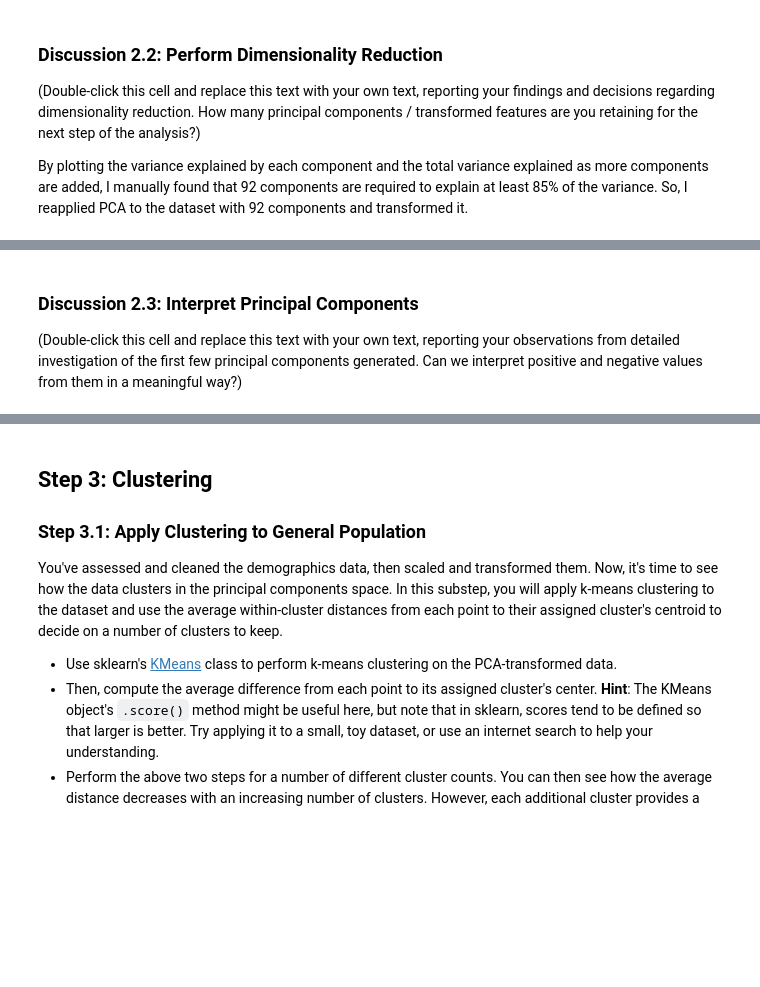
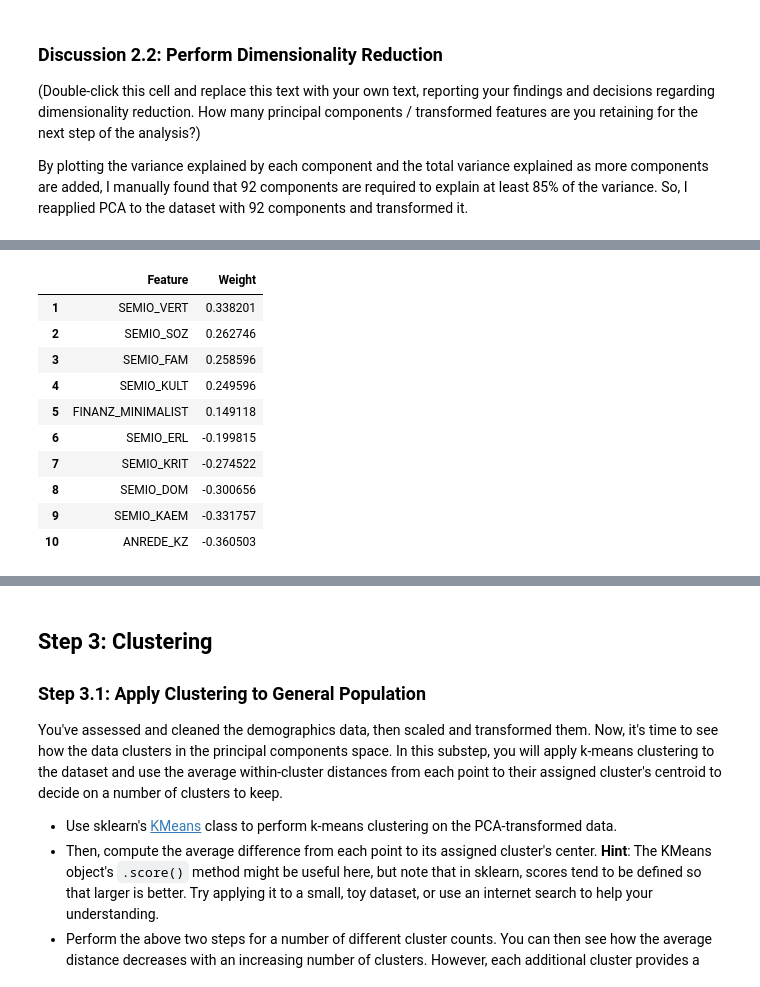
Before and after one commit to alexgeorgousis/customer-segments, a Jupyter notebook: Identify_Customer_Segments.ipynb, the cells around one changed output, grey strips where cells are left out. Drawn from its saved outputs; the diff is of its cells as text; code cells hidden in the pictures; blank space fills up the shorter version.

```diff
--- a/Identify_Customer_Segments.ipynb
+++ b/Identify_Customer_Segments.ipynb
@@ -703,7 +755,16 @@ As a reminder, each principal component is a unit vector that points in the dire
 # %%
-# Map weights for the third principal component to corresponding feature names
-# and then print the linked values, sorted by weight.
+# Map weights for the third principal component to corresponding feature names and then print the linked values, sorted by weight.
+component_3 = pca.components_[2]
+print_topn_comp_feats(component_3, below_thresh.columns)
+# %% [output]
+|  | Feature | Weight |
+| 1 | SEMIO_VERT | 0.338201 |
+| 2 | SEMIO_SOZ | 0.262746 |
+| 3 | SEMIO_FAM | 0.258596 |
+| 4 | SEMIO_KULT | 0.249596 |
+| 5 | FINANZ_MINIMALIST | 0.149118 |
+| 6 | SEMIO_ERL | -0.199815 |
+| 7 | SEMIO_KRIT | -0.274522 |
+| 8 | SEMIO_DOM | -0.300656 |
+| 9 | SEMIO_KAEM | -0.331757 |
+| 10 | ANREDE_KZ | -0.360503 |
-# %% [markdown]
-### Discussion 2.3: Interpret Principal Components
-
-(Double-click this cell and replace this text with your own text, reporting your observations from detailed investigation of the first few principal components generated. Can we interpret positive and negative values from them in a meaningful way?)
```
Also changed, not shown: parts of 19 cells of this notebook.
